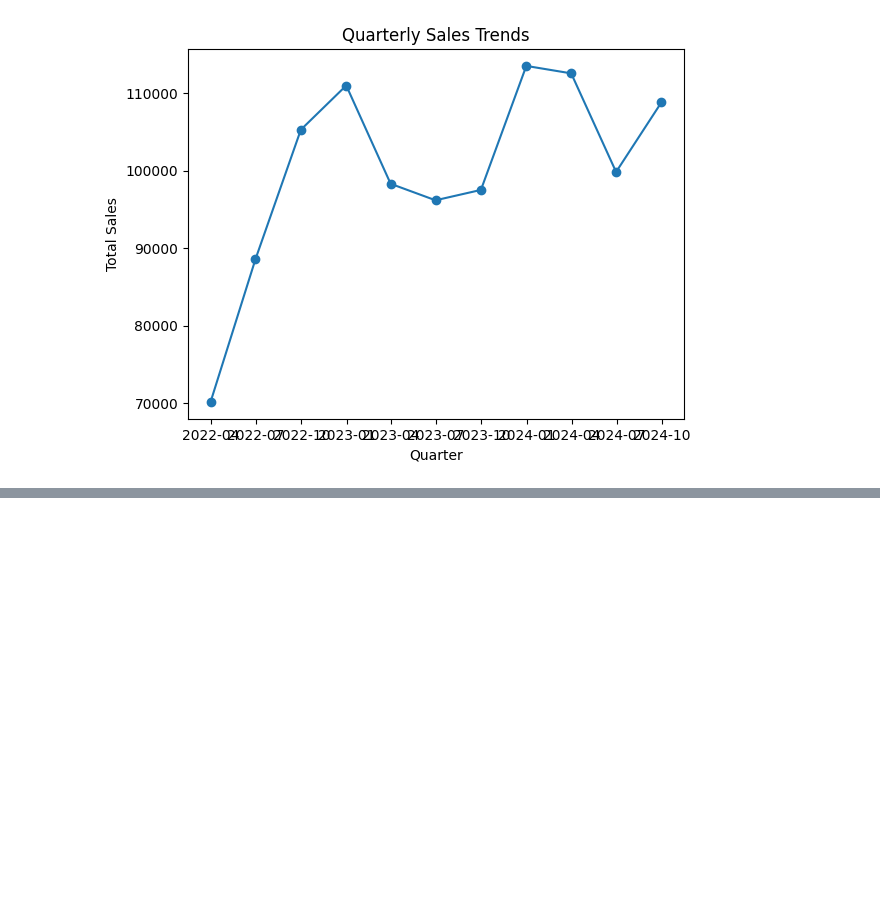
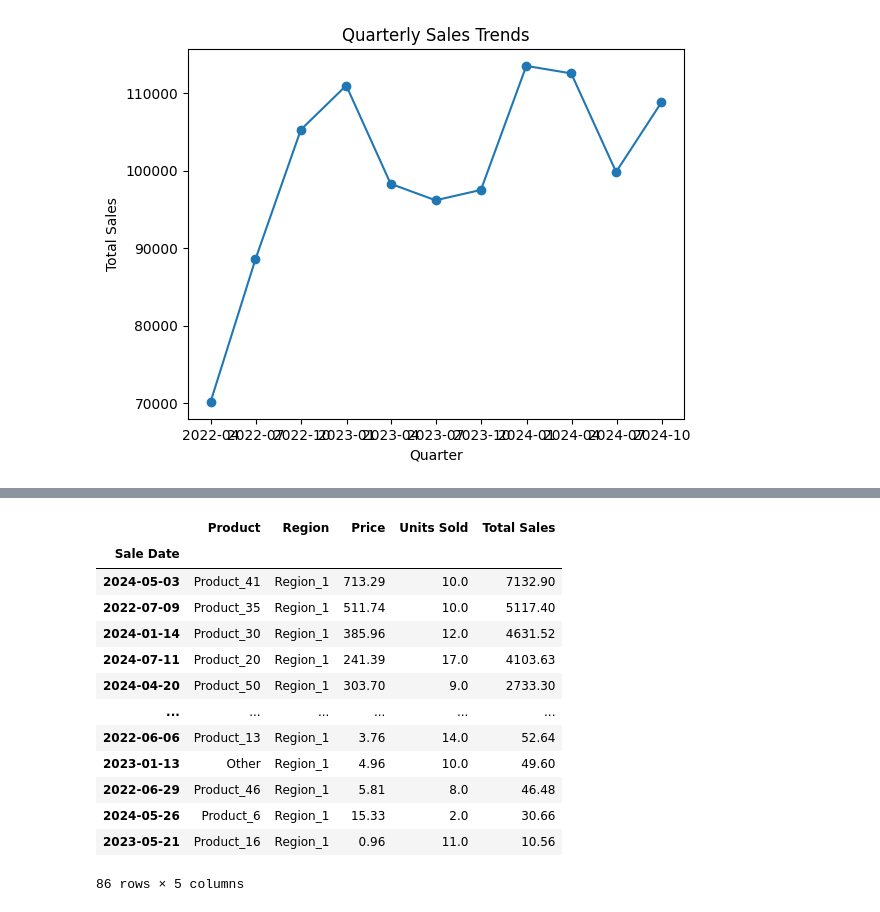
Before and after one commit to LuyiLiuAmber/Luyi, a Jupyter notebook: assignment 1/Luyi Liu_assign1.ipynb, the cells around one changed output, grey strips where cells are left out. Cells and saved outputs as stored; diff of their text form; code cells hidden in the pictures; blank space fills up the shorter version.

```diff
--- a/assignment 1/Luyi Liu_assign1.ipynb
+++ b/assignment 1/Luyi Liu_assign1.ipynb
@@ -334,0 +352,17 @@ plt.show()
+# %%
+df_grouped.get_group('Region_1').sort_values('Total Sales',ascending= False)
+# %% [output]
+|  | Product | Region | Price | Units Sold | Total Sales |
+| Sale Date |  |  |  |  |  |
+| 2024-05-03 | Product_41 | Region_1 | 713.29 | 10.0 | 7132.90 |
+| 2022-07-09 | Product_35 | Region_1 | 511.74 | 10.0 | 5117.40 |
+| 2024-01-14 | Product_30 | Region_1 | 385.96 | 12.0 | 4631.52 |
+| 2024-07-11 | Product_20 | Region_1 | 241.39 | 17.0 | 4103.63 |
+| 2024-04-20 | Product_50 | Region_1 | 303.70 | 9.0 | 2733.30 |
+| ... | ... | ... | ... | ... | ... |
+| 2022-06-06 | Product_13 | Region_1 | 3.76 | 14.0 | 52.64 |
+| 2023-01-13 | Other | Region_1 | 4.96 | 10.0 | 49.60 |
+| 2022-06-29 | Product_46 | Region_1 | 5.81 | 8.0 | 46.48 |
+| 2024-05-26 | Product_6 | Region_1 | 15.33 | 2.0 | 30.66 |
+| 2023-05-21 | Product_16 | Region_1 | 0.96 | 11.0 | 10.56 |
+86 rows × 5 columns
```
Also changed, not shown: parts of 32 cells of this notebook.
